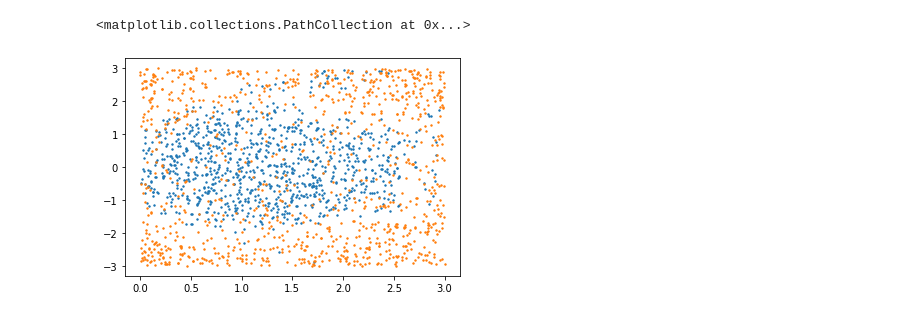
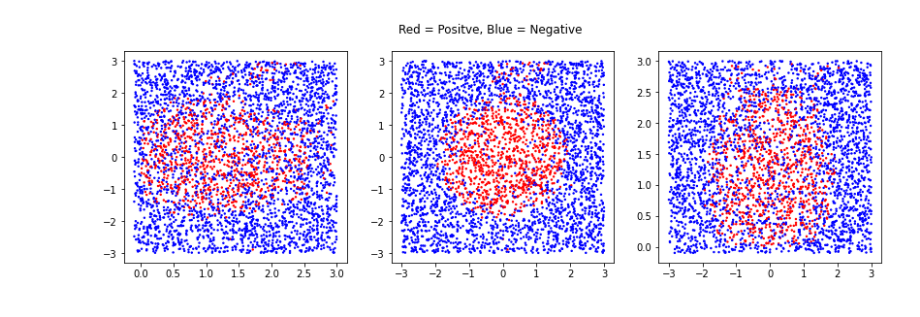
Before and after one commit to tonghuikang/codecomp, a Jupyter notebook: template/malicious.ipynb, the cells around one changed output. Drawn from its saved outputs; the diff is of its cells as text; code cells hidden in the pictures.

```diff
--- a/template/malicious.ipynb
+++ b/template/malicious.ipynb
@@ -46,11 +46,17 @@ with open("output.txt", "w") as f:
     for y in range(1000):
         f.write("{}\n".format(1))
 # %%
+fig, axs = plt.subplots(1, 3, figsize=(14,4))
+
 idx1, idx2 = 1,0
-# plt.scatter([x[idx1] for x in X_train], [x[idx2] for x in X_train], c=y_train, s=2)
-# plt.scatter([x[idx1] for x in X_simulated], [x[idx2] for x in X_simulated], s=2)
-plt.scatter([x[idx1] for x in X_pos], [x[idx2] for x in X_pos], s=2)
-plt.scatter([x[idx1] for x in X_fake], [x[idx2] for x in X_fake], s=2)
+axs[0].scatter([x[idx1] for x in X_train], [x[idx2] for x in X_train], c=y_train, s=2, cmap="bwr")
+
+idx1, idx2 = 2,0
+axs[1].scatter([x[idx1] for x in X_train], [x[idx2] for x in X_train], c=y_train, s=2, cmap="bwr")
+
+idx1, idx2 = 2,1
+axs[2].scatter([x[idx1] for x in X_train], [x[idx2] for x in X_train], c=y_train, s=2, cmap="bwr")
+plt.suptitle("Red = Positve, Blue = Negative")
+plt.show()
 # %% [output]
-<matplotlib.collections.PathCollection at 0x...>
-[figure, old version]
+[figure, new version]
```
Also changed, not shown: parts of 4 cells of this notebook, 1 other file.
